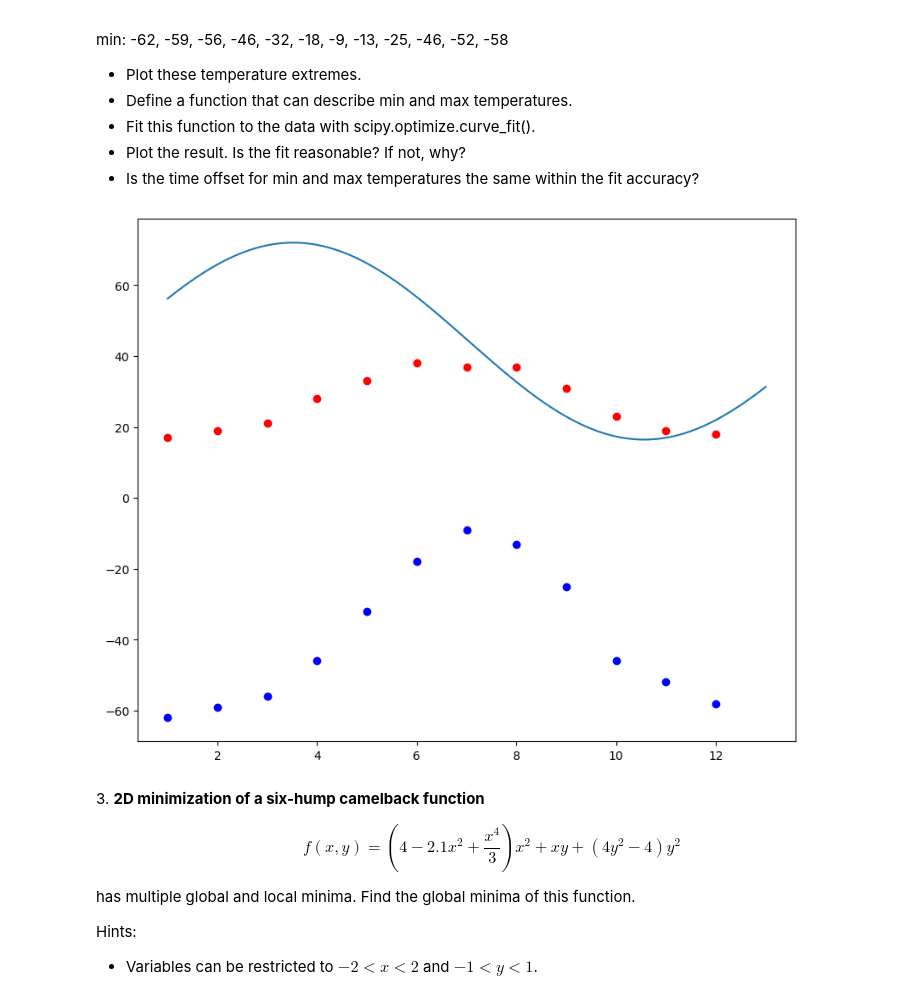
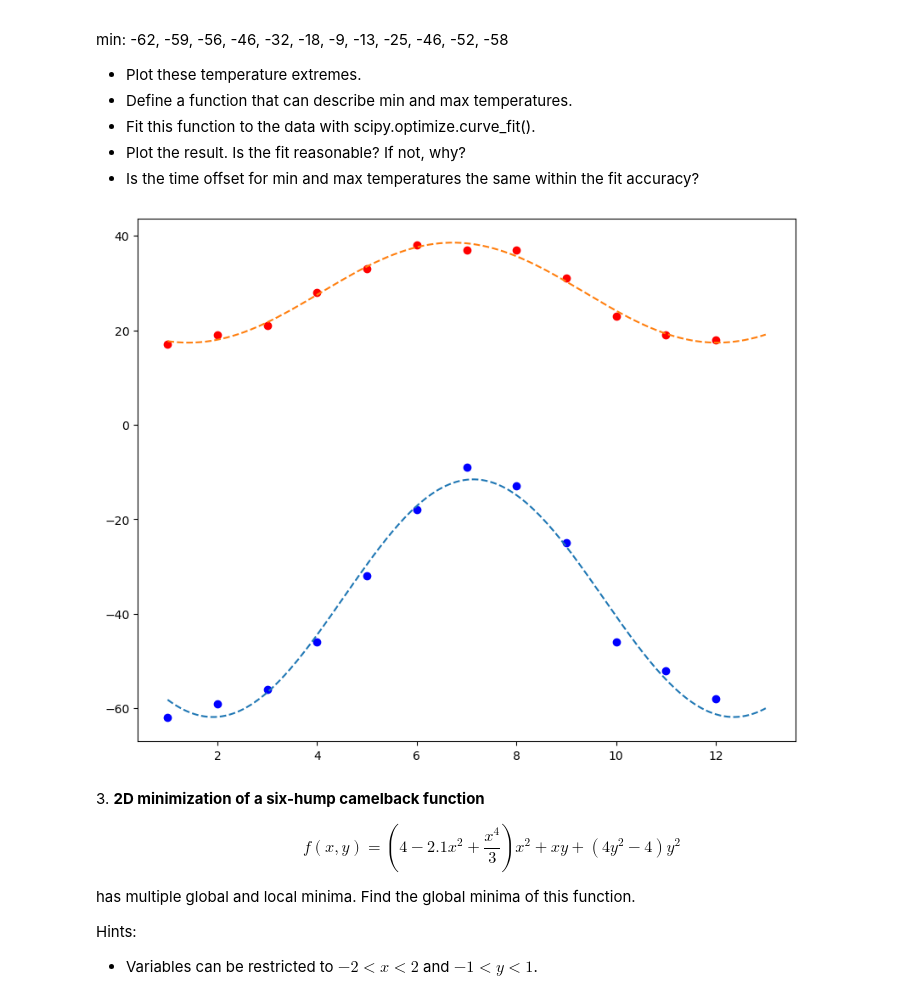
Before and after one commit to lorenzorizzi17/LaboratoryOfComputationalPhysics_Y7, a Jupyter notebook: 09ex_Algorithms.ipynb, the cells around one changed output. Cells and saved outputs as stored; diff of their text form; code cells hidden in the pictures.

```diff
--- a/09ex_Algorithms.ipynb
+++ b/09ex_Algorithms.ipynb
@@ -71,26 +75,28 @@ min: -62, -59, -56, -46, -32, -18, -9, -13, -25, -46, -52, -58
 * Is the time offset for min and max temperatures the same within the fit accuracy?
 # %%
 from scipy import optimize
+from math import pi
 
 max_t = np.array([ 17, 19, 21, 28, 33, 38, 37, 37, 31, 23, 19, 18])
 min_t = np.array([ -62, -59, -56, -46, -32, -18, -9, -13, -25, -46, -52, -58])
 
 
 fig, ax = plt.subplots(figsize=(10,8))
 ax.plot(np.arange(1,13,1), max_t, "ro")
 ax.plot(np.arange(1,13,1), min_t, "bo")
 
 
-def tmin(x : float, omega : float, A: float, B: float):
-    return A*np.cos(omega*x) - B
+def tmin(x : float, A : float, omega: float, B: float, phase: float):
+    return A*np.cos(omega*x+phase) - B
 
-par_min, cov_par_min = optimize.curve_fit(tmin, np.arange(1,13,1), min_t, p0 = [0.4,1,25])
-par_max, cov_par_max = optimize.curve_fit(tmin, np.arange(1,13,1), max_t, p0 = [0.4,1,-30])
+par_min, cov_par_min = optimize.curve_fit(tmin, np.arange(1,13,1), min_t, p0 = [(np.min(min_t)-np.min(min_t)) / 2, 2*pi / 12 , np.mean(min_t),pi/4])
+par_max, cov_par_max = optimize.curve_fit(tmin, np.arange(1,13,1), max_t, p0 = [(np.min(min_t)-np.min(min_t)) / 2, 2*pi / 12 , np.mean(min_t),pi/4])
 
-ax.plot(np.linspace(1,13,1000), np.sin(par_min[0]*np.linspace(1,13,1000))*par_min[1] + par_min[2])
+ax.plot(np.linspace(1,13,1000), tmin(np.linspace(1,13,1000), par_min[0], par_min[1], par_min[2], par_min[3]), "--")
+ax.plot(np.linspace(1,13,1000), tmin(np.linspace(1,13,1000), par_max[0], par_max[1], par_max[2], par_max[3]), "--")
 plt.show()
 # %% [output]
-[figure, old version]
+[figure, new version]
 # %% [markdown]
 3\. **2D minimization of a six-hump camelback function**
 
```
Also changed, not shown: parts of 4 cells of this notebook, 55 other files.
